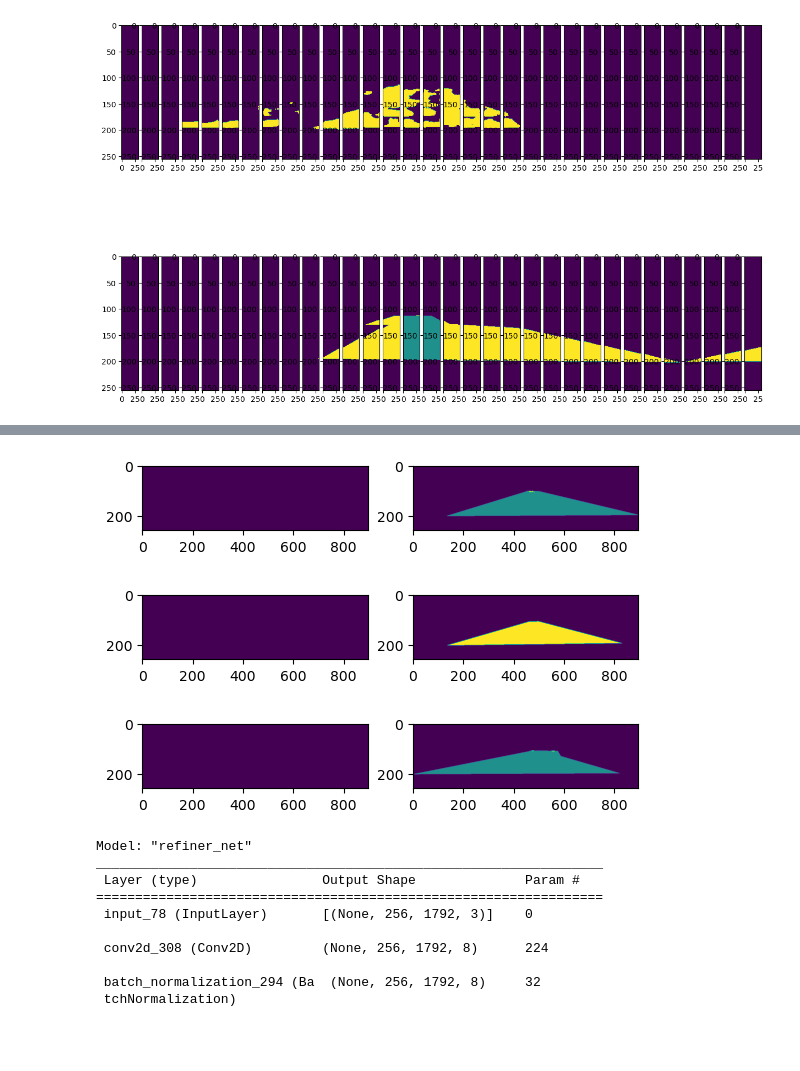
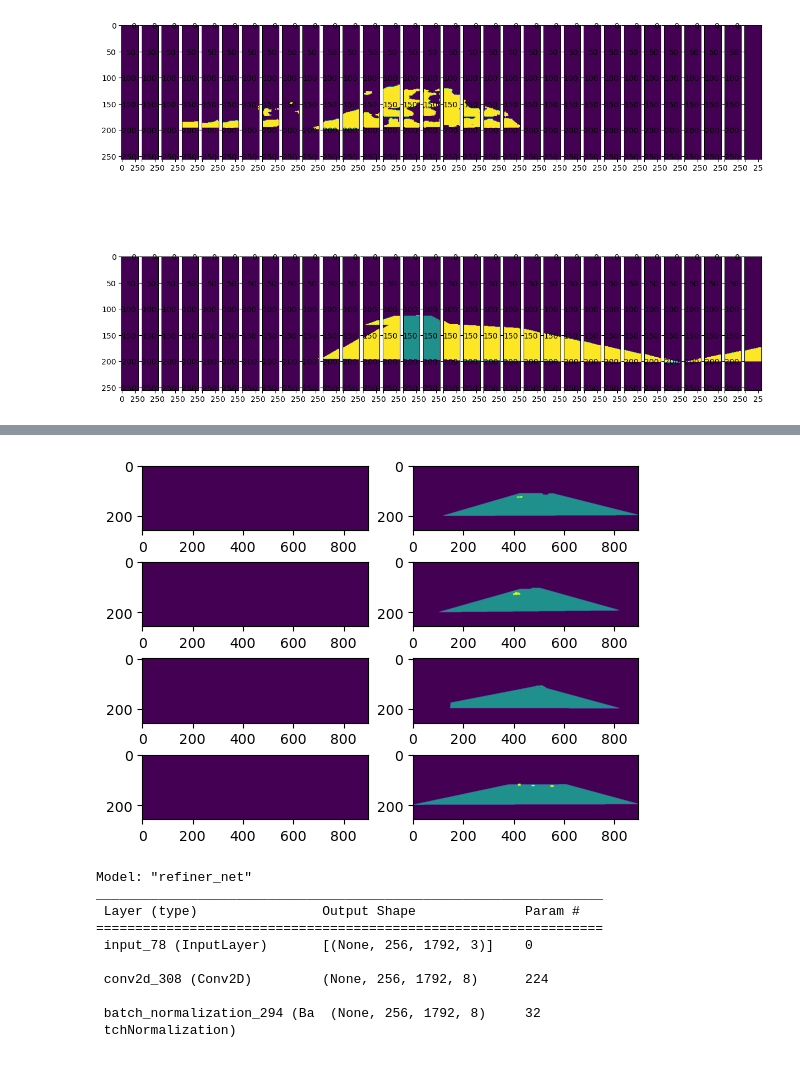
Before and after one commit to keresztesbeata/Unexpected-Obstacle-Detection, a Jupyter notebook: MergeNet.ipynb, the cells around one changed output, grey strips where cells are left out. Cells and saved outputs as stored; diff of their text form; code cells hidden in the pictures.

```diff
--- a/MergeNet.ipynb
+++ b/MergeNet.ipynb
@@ -398,7 +398,7 @@ for img, _, labels in train_img_batch.as_numpy_iterator():
     total_pixels = nr_background_pixels + nr_road_pixels + nr_obstacle_pixels
     # class weights are inversely proportional with the ratio of pixels of given class vs total pixels
     # the log is applied to smooth the weights for highly imbalanced classes
-    weights=[total_pixels/nr_background_pixels, total_pixels/nr_road_pixels, total_pixels/nr_obstacle_pixels]
+    weights=np.log([total_pixels/nr_background_pixels, total_pixels/nr_road_pixels, total_pixels/nr_obstacle_pixels])
     break
 
 print(weights)
@@ -450,13 +450,11 @@ plot_history(context_net_history.history, 'sparse_categorical_accuracy')
 # %%
-i=0
 for data, _, label in test_img.shuffle(TEST_SIZE).batch(BATCH_SIZE).as_numpy_iterator():
     pred_mask = context_net_model.predict(data)
     pred_mask = tf.math.argmax(pred_mask, axis=-1)
     pred_mask = pred_mask[..., tf.newaxis]
-    fig, arr = plt.subplots(1,2)
-    arr[0].imshow(pred_mask[0])
-    arr[1].imshow(label[0])
-    if i>1:
-        break
-    i+=1
+    fig, arr = plt.subplots(BATCH_SIZE,2)
+    for i in range(BATCH_SIZE):
+        arr[i, 0].imshow(pred_mask[i])
+        arr[i, 1].imshow(label[i])
+    break
 # %% [output]
@@ -466,6 +462,4 @@ for data, _, label in test_img.shuffle(TEST_SIZE).batch(BATCH_SIZE).as_numpy_ite
-[figure, old version]
+[figure, new version]
-[figure, removed]
-[figure, removed]
 # %%
 refiner_net_model = refiner_net(input_shape=(IMG_HEIGHT, IMG_WIDTH, NR_CLASSES),
                                 nr_classes=NR_CLASSES)
```
Also changed, not shown: parts of 5 cells of this notebook.
